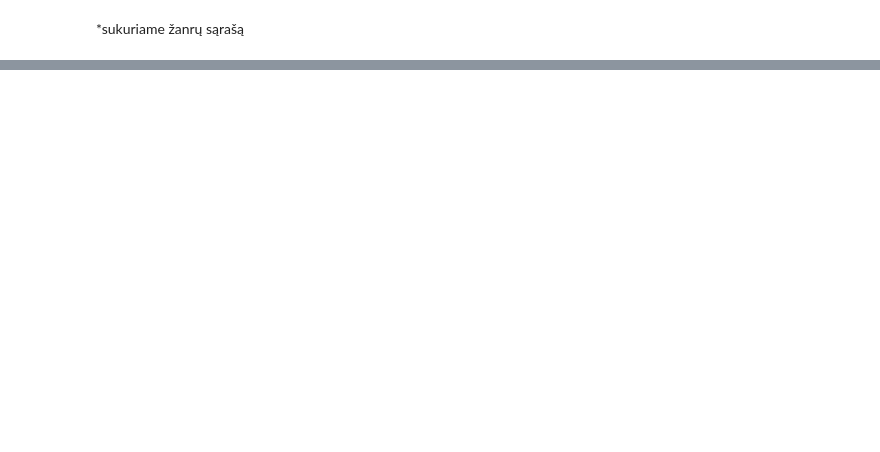
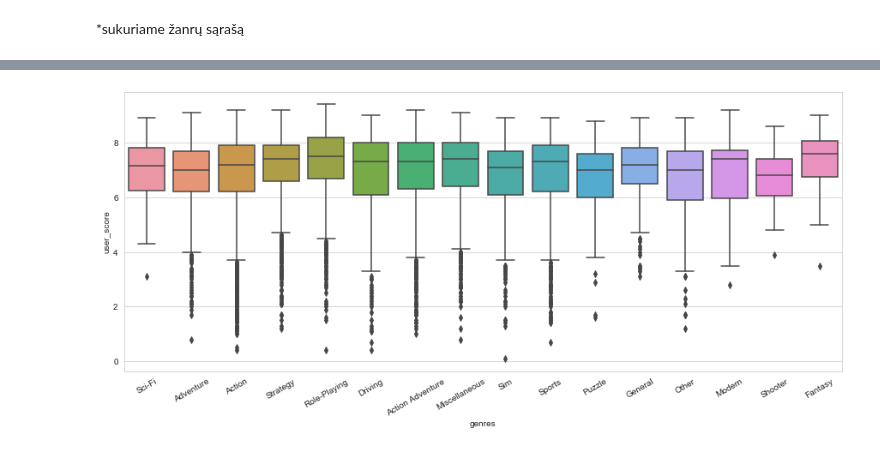
Before and after one commit to radi0imtuvas/Duomenu_analitikos_atsiskaitymas, a Jupyter notebook: Duomenu_analizes_atsiskaitymas.ipynb, the cells around one changed output, grey strips where cells are left out. Saved outputs shown, nothing was run; the diff lists cells and outputs as text; code cells hidden in the pictures; blank space fills up the shorter version.

```diff
--- a/Duomenu_analizes_atsiskaitymas.ipynb
+++ b/Duomenu_analizes_atsiskaitymas.ipynb
@@ -65,0 +174,4 @@ sns.barplot(y=total.Genre, x=total.Sum)
+# %%
+box_plt('genres', 'user_score', df_games)
+# %% [output]
+[figure, added]
```
Also changed, not shown: parts of 38 cells of this notebook.
